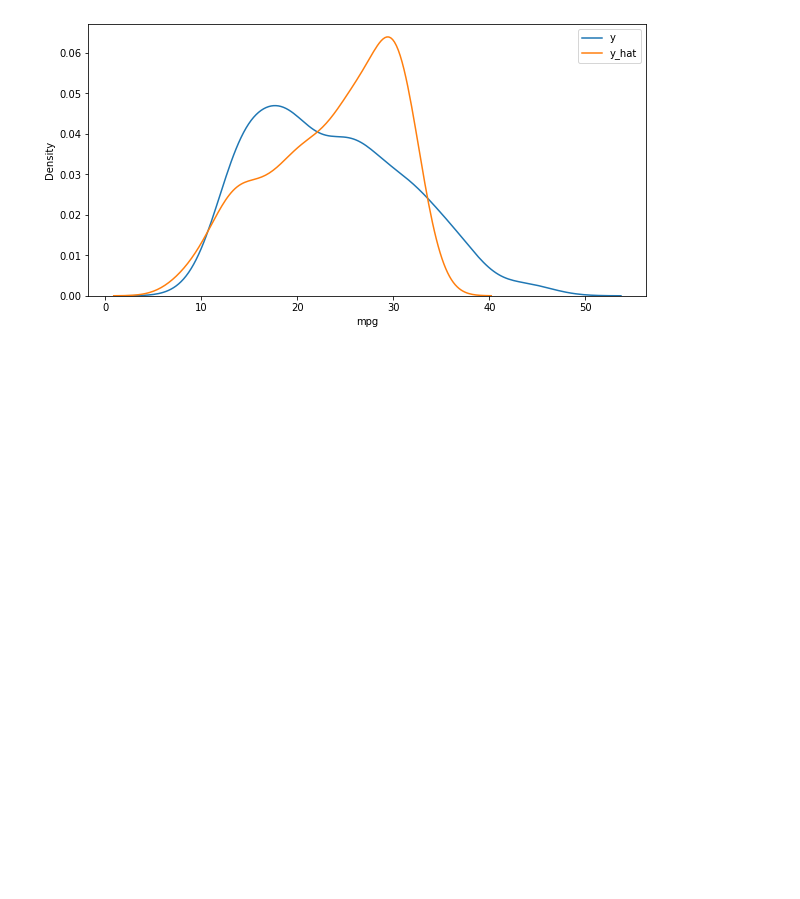
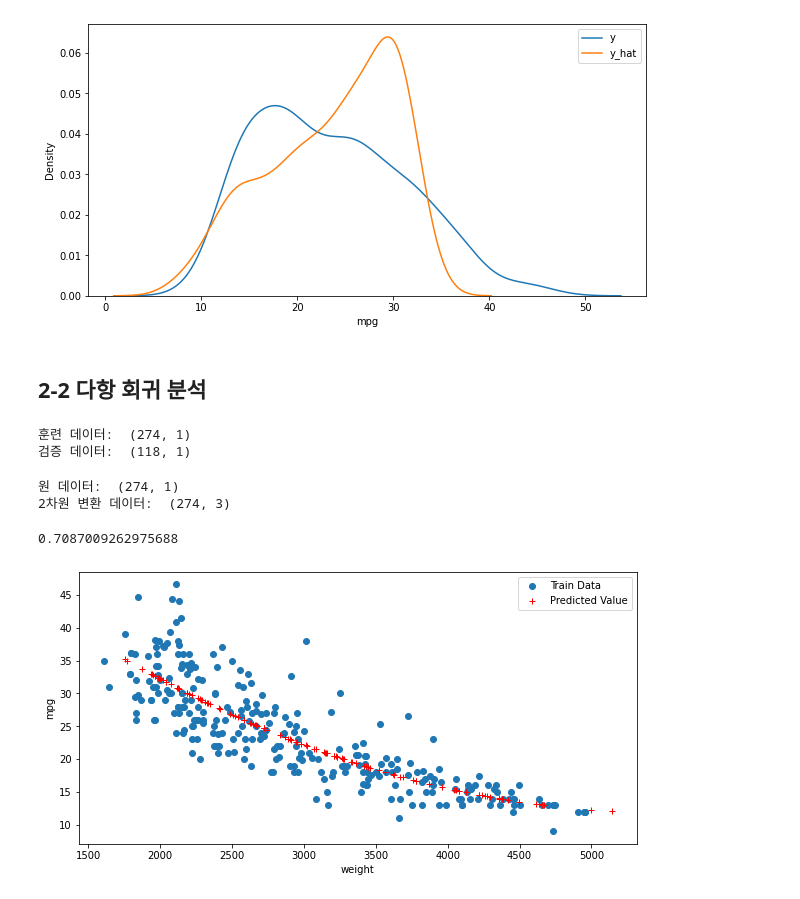
Before and after one commit to yeonseocho/Machine-Learning-Pandas-Data-Analytics, a Jupyter notebook: Part 7. 머신러닝 데이터 분석/7.1 머신러닝 개요.ipynb, the cells around one changed output. Cells and saved outputs as stored; diff of their text form; code cells hidden in the pictures; blank space fills up the shorter version.

```diff
--- a/Part 7. 머신러닝 데이터 분석/7.1 머신러닝 개요.ipynb
+++ b/Part 7. 머신러닝 데이터 분석/7.1 머신러닝 개요.ipynb
@@ -203,3 +203,5 @@ plt.legend()
 plt.show()
 # %% [output]
 [figure]
+# %% [markdown]
+## 2-2 다항 회귀 분석
@@ -205,0 +213,58 @@ plt.show()
+# %%
+df=pd.read_csv('../data/part7/auto-mpg.csv', header=None)
+df.columns=['mpg', 'cylinders', 'displacement', 'horsepower', 'weight', 'acceleration', 'model year', 'origin', 'name']
+df['horsepower'].replace('?', np.nan, inplace=True) #?을 np.nan으로 변경
+df.dropna(subset=['horsepower'],axis=0,inplace=True) #누락 데이터 행 삭제
+df['horsepower']=df['horsepower'].astype('float') #문자형을 실수형으로 변환
+
+ndf=df[['mpg', 'cylinders', 'horsepower', 'weight']]
+
+#ndf 데이터를 train data 와 test data로 구분
+X=ndf[['weight']]
+y=ndf['mpg']
+
+from sklearn.model_selection import train_test_split
+X_train, X_test, y_train,y_test=train_test_split(X,y,test_size=0.3, random_state=10) # 검증 30%, 랜덤추출값
+
+print('훈련 데이터: ', X_train.shape)
+print('검증 데이터: ', X_test.shape)
+# %% [output]
+훈련 데이터:  (274, 1)
+검증 데이터:  (118, 1)
+# %%
+from sklearn.linear_model import LinearRegression #선형회귀분석
+from sklearn.preprocessing import PolynomialFeatures #다항식 변환
+
+poly=PolynomialFeatures(degree=2) # 2차항 적용
+X_train_poly=poly.fit_transform(X_train)  #X_train 데이터를 2차항으로 변형
+
+print('원 데이터: ', X_train.shape)
+print('2차원 변환 데이터: ', X_train_poly.shape)
+# %% [output]
+원 데이터:  (274, 1)
+2차원 변환 데이터:  (274, 3)
+# %%
+#trian data 를 가지고 모형 학습
+pr=LinearRegression()
+pr.fit(X_train_poly, y_train)
+
+# 학습을 마친 모형에 test data를 적용하여 결정계수 계싼
+X_test_poly=poly.fit_transform(X_test)
+r_square=pr.score(X_test_poly, y_test)
+print(r_square)
+# %% [output]
+0.7087009262975688
+# %%
+y_hat_test=pr.predict(X_test_poly)
+
+fig=plt.figure(figsize=(10,5))
+ax=fig.add_subplot(1,1,1)
+ax.plot(X_train, y_train, 'o', label='Train Data')
+ax.plot(X_test, y_hat_test, 'r+', label='Predicted Value')
+ax.legend(loc='best')
+plt.xlabel('weight')
+plt.ylabel('mpg')
+plt.show()
+plt.close()
+# %% [output]
+[figure, added]
```
Also changed, not shown: parts of 1 cell of this notebook.
